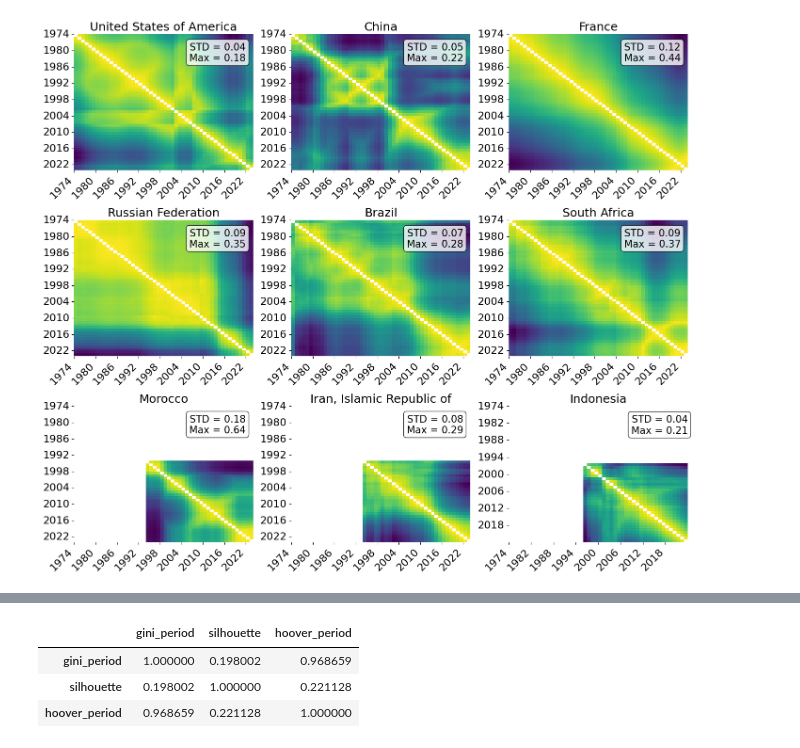
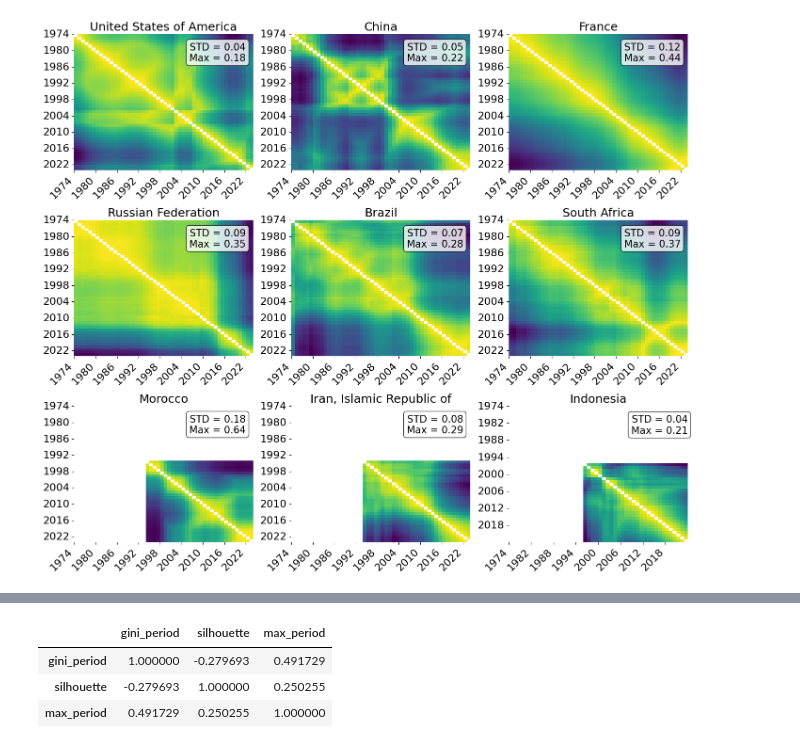
Before and after one commit to irivorobey/geoTopics, a Jupyter notebook: irina_clean/tipping_points_by_country.ipynb, the cells around one changed output, grey strips where cells are left out. Cells and saved outputs as stored; diff of their text form; code cells hidden in the pictures.

```diff
--- a/irina_clean/tipping_points_by_country.ipynb
+++ b/irina_clean/tipping_points_by_country.ipynb
@@ -233,7 +170,0 @@ Tipping point found for 1976
-# %%
-x = df_dist_yearly.query(f"(country == '{country}')").year_to[1:]
-y = df_dist_yearly.query(f"(country == '{country}')").distance[1:]
-
-plt.plot(x, y)
-for year in change_year_list:
-    plt.axvline(x=year, color='r', linestyle='--', label=f'Tipping Point: {year}')
@@ -571,0 +527,5 @@ plt.show()
+# %%
+n_bkps = 4
+
+bkps = algo.predict(n_bkps=n_bkps)
+bkps_year = np.array(year_list_active)[bkps[:-1]]
@@ -701,2 +701,9 @@ df_n_bkps = (
 # %%
-country_list_short
+df_n_bkps = (
+    pd.concat(df_list)
+    .assign(
+        silhouette_quantile = lambda df: df.groupby('n_bkps_prev')['silhouette'].rank(pct=True),
+        chamfer_rolling=lambda df: df.chamfer_distance.rolling(3).mean(),
+        first_bkp = lambda df: [bkps[1] for bkps in df.bkps]
+    )
+)
@@ -744,12 +747,15 @@ var = "n_bkps_prev"
 df_plot = (
     df_n_bkps
     # .query("(n_bkps_prev <= 15) and (n_bkps_prev > 5)")
-    # .query("(n_bkps_prev <= 5)")
-    .groupby(["country"], as_index=False)[var].min()
+    # .query("(n_bkps_prev == 1)")
+    .query("(chamfer2 == 1) and (n_bkps_prev > 1)")
+    # .groupby(["country"], as_index=False)[var].min()
+    .sort_values("n_bkps_prev")
+    .drop_duplicates("country")
     # .merge(df_n_bkps[["country", "n_bkps_prev", var]], on=["country", var])
     # .assign(n_divisions=df_n_bkps.groupby(["country"], as_index=False)[var].count()[var].to_list())
     # .groupby(["country"], as_index=False)["n_bkps_prev"].min()
-    .merge(df_n_bkps, on=["country", "n_bkps_prev"])
+    # .merge(df_n_bkps, on=["country", "n_bkps_prev"])
     .merge(df_country[["alpha2", "alpha-3", "name", "region", "sub-region"]], left_on="country", right_on="alpha2")
     .drop("country", axis=1)
     .rename(columns={"alpha-3": "country"})
@@ -763,10 +769,11 @@ fig = px.choropleth(
     df_plot,
     locations="country",
     # locationmode="country names",
-    color="n_bkps_prev",
+    color="gini_period",
     hover_name="country",
     hover_data=["alpha2", "n_bkps_ratio", "n_bkps_prev", "gini_period", "silhouette", "min_period", "max_period", "median_period"],
     color_continuous_scale="Viridis",
     projection="natural earth",
+    # title="Silhouette score: all countries"
 )
 fig.show()
@@ -831,8 +825,8 @@ df_plot[["gini_period", "hoover_period", "norm_entropy", "variation_coef"]].corr
 # %%
-df_plot[["gini_period", "silhouette", "hoover_period"]].corr()
+df_plot[["gini_period", "silhouette", "max_period"]].corr()
 # %% [output]
-|  | gini_period | silhouette | hoover_period |
-| gini_period | 1.000000 | 0.198002 | 0.968659 |
-| silhouette | 0.198002 | 1.000000 | 0.221128 |
-| hoover_period | 0.968659 | 0.221128 | 1.000000 |
+|  | gini_period | silhouette | max_period |
+| gini_period | 1.000000 | -0.279693 | 0.491729 |
+| silhouette | -0.279693 | 1.000000 | 0.250255 |
+| max_period | 0.491729 | 0.250255 | 1.000000 |
 # %%
```
Also changed, not shown: parts of 103 cells of this notebook.
